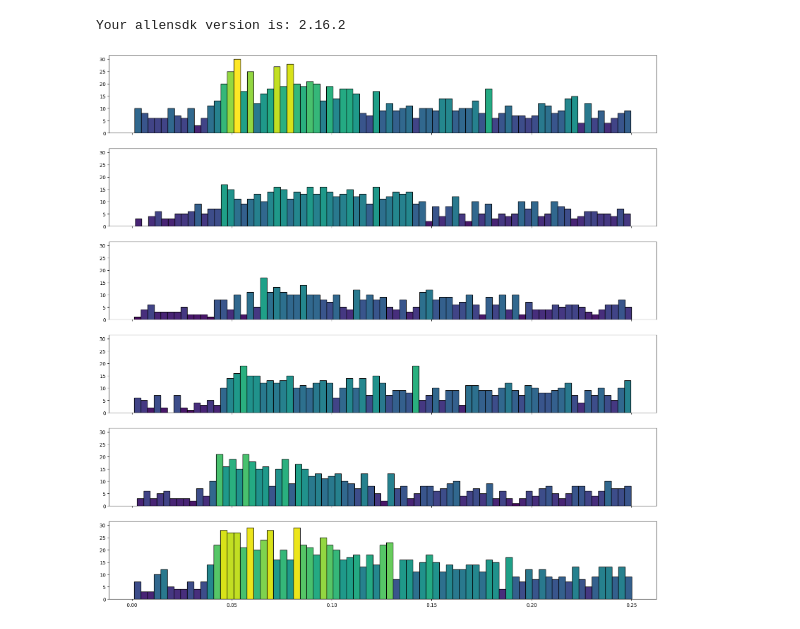
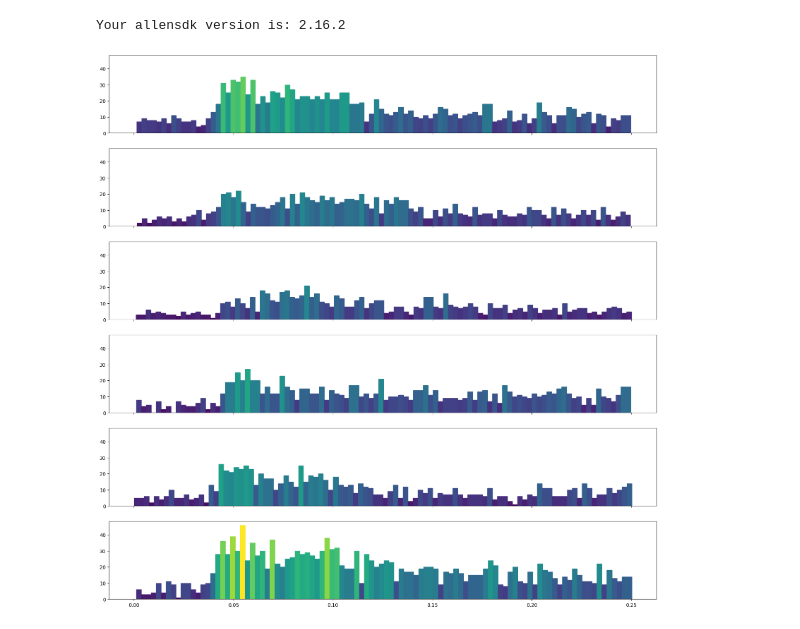
Before and after one commit to jshengen/Hackathon-2024, a Jupyter notebook: joeHack.ipynb, the cells around one changed output. Saved outputs shown, nothing was run; the diff lists cells and outputs as text; code cells hidden in the pictures.

Commit message:
plots more

```diff
--- a/joeHack.ipynb
+++ b/joeHack.ipynb
@@ -102,7 +102,7 @@ VISlTrain = makeTrain(ids_VISl, all_spike_times)
 #I only want the spikes corresponding to the active image stimulus
 trainList =[VISalTrain,VISpTrain,VISamTrain,VISpmTrain,VISrlTrain,VISlTrain]
 
-numberTrials = 6
+numberTrials = 10
 for train in range(len(trainList)):
     counter = 0
     newTrain = np.array([])
@@ -118,7 +118,7 @@ for train in range(len(trainList)):
 
 #fig, ax = plt.subplots(6,1, sharex = True,sharey=True, figsize = (20,20))
 
-binNum = 75
+binNum = 100
 
 
 countsVISal, binsVISal = np.histogram(trainList[0], bins=binNum)
@@ -157,36 +157,36 @@ for i in countList:
 
 #print(minCount,maxCount)
 
-numColors = 100
+numColors = 156
 
 viridis = mpl.colormaps['viridis'].resampled(numColors)
 
 colorsVISal = []
 colorsVISp = []
 colorsVISam = []
 colorsVISpm = []
 colorsVISrl = []
 colorsVISl = []
 
 colorsList = [colorsVISal,colorsVISp,colorsVISam,colorsVISpm,colorsVISrl, colorsVISl]
 
 denom = maxCount- minCount
 counter = 0
 for count in countList:
     for i in count:
         scaled = (i - minCount)/denom
         colorsList[counter].append(viridis(scaled))
     counter += 1
 
 
 fig, ax = plt.subplots(6,1, sharex = True,sharey=True, figsize = (20,20))
 
 for k in range(len(colorsList)):
-    ax[k].bar(binsList[k][:-1],countList[k],width=np.diff(binsList[k]), align='edge', edgecolor='black',color = colorsList[k] )
+    ax[k].bar(binsList[k][:-1],countList[k],width=np.diff(binsList[k]), align='edge', edgecolor=colorsList[k],color = colorsList[k] )
 
 
 plt.show()
 # %% [output]
-[figure, old version]
+[figure, new version]
 # %%
 pd.set_option('display.max_rows', 10)
```
Also changed, not shown: parts of 3 cells of this notebook, 1 other file.
